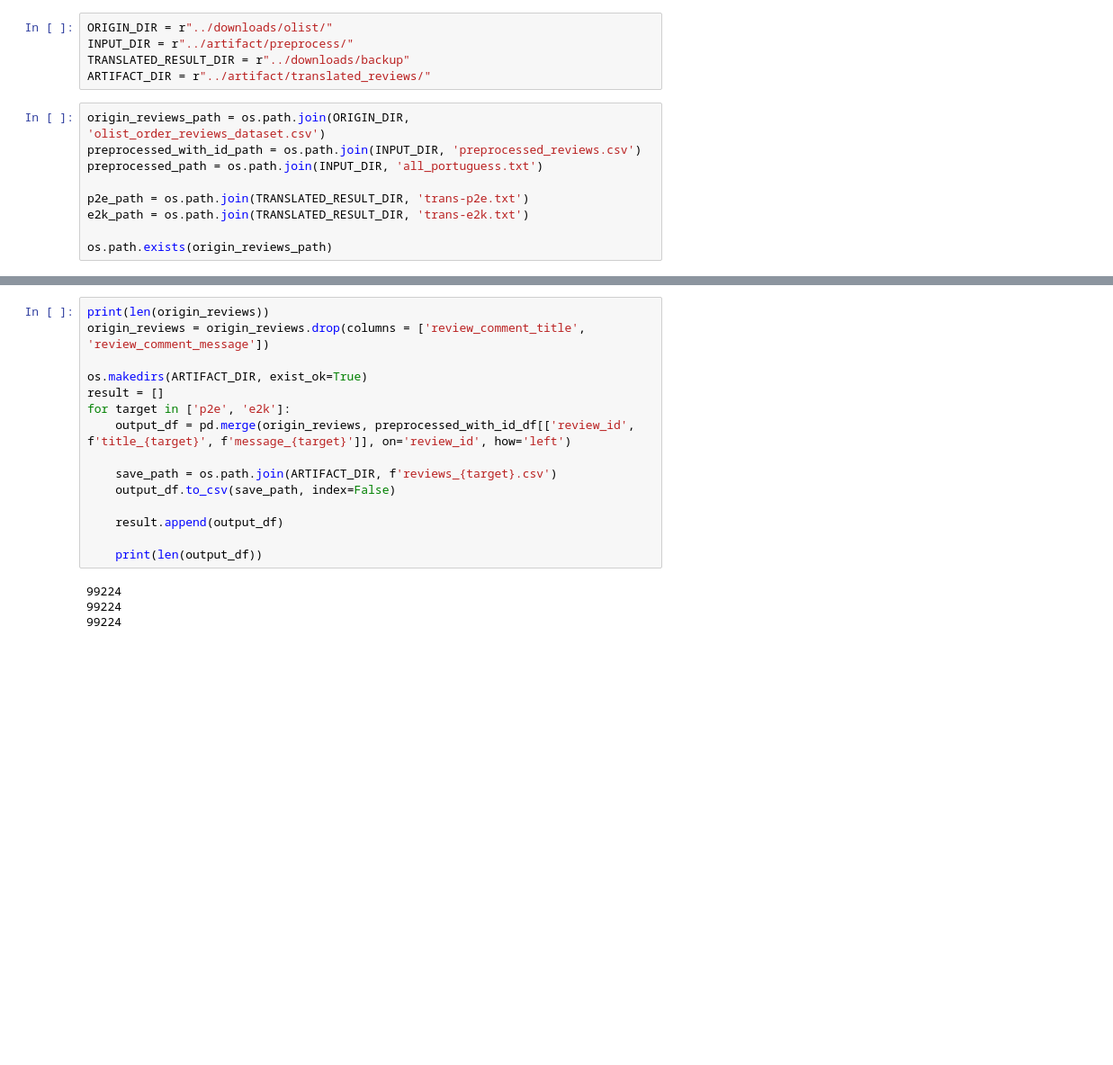
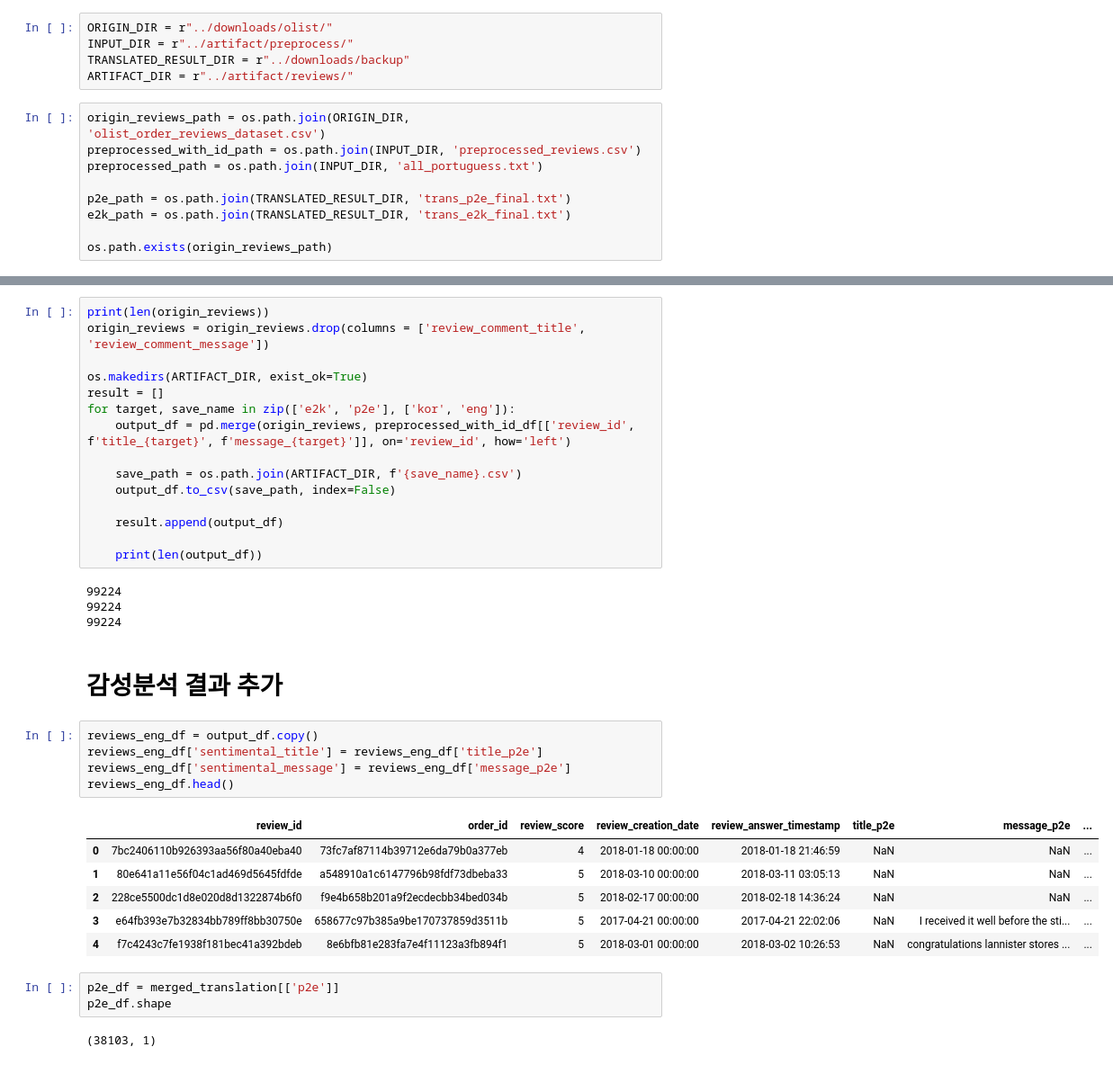
Before and after one commit to jmhwang-dev/e-commerce, a Jupyter notebook: inference/postprocess.ipynb, the cells around one changed output, grey strips where cells are left out. Shown at 90% size. Drawn from its saved outputs; the diff is of its cells as text; blank space fills up the shorter version.

Commit message:
add seti results to reviews by language

```diff
--- a/inference/postprocess.ipynb
+++ b/inference/postprocess.ipynb
@@ -9,14 +11,14 @@ pd.set_option('display.max_colwidth', None)
 ORIGIN_DIR = r"../downloads/olist/"
 INPUT_DIR = r"../artifact/preprocess/"
 TRANSLATED_RESULT_DIR = r"../downloads/backup"
-ARTIFACT_DIR = r"../artifact/translated_reviews/"
+ARTIFACT_DIR = r"../artifact/reviews/"
 # %%
 origin_reviews_path = os.path.join(ORIGIN_DIR, 'olist_order_reviews_dataset.csv')
 preprocessed_with_id_path = os.path.join(INPUT_DIR, 'preprocessed_reviews.csv')
 preprocessed_path = os.path.join(INPUT_DIR, 'all_portuguess.txt')
 
-p2e_path = os.path.join(TRANSLATED_RESULT_DIR, 'trans-p2e.txt')
-e2k_path = os.path.join(TRANSLATED_RESULT_DIR, 'trans-e2k.txt')
+p2e_path = os.path.join(TRANSLATED_RESULT_DIR, 'trans_p2e_final.txt')
+e2k_path = os.path.join(TRANSLATED_RESULT_DIR, 'trans_e2k_final.txt')
 
 os.path.exists(origin_reviews_path)
 # %% [output]
@@ -130,10 +132,10 @@ origin_reviews = origin_reviews.drop(columns = ['review_comment_title', 'review_
 
 os.makedirs(ARTIFACT_DIR, exist_ok=True)
 result = []
-for target in ['p2e', 'e2k']:
+for target, save_name in zip(['e2k', 'p2e'], ['kor', 'eng']):
     output_df = pd.merge(origin_reviews, preprocessed_with_id_df[['review_id', f'title_{target}', f'message_{target}']], on='review_id', how='left')
 
-    save_path = os.path.join(ARTIFACT_DIR, f'reviews_{target}.csv')
+    save_path = os.path.join(ARTIFACT_DIR, f'{save_name}.csv')
     output_df.to_csv(save_path, index=False)
 
     result.append(output_df)
@@ -143,3 +145,22 @@ for target in ['p2e', 'e2k']:
 99224
 99224
 99224
+# %% [markdown]
+# 감성분석 결과 추가
+# %%
+reviews_eng_df = output_df.copy()
+reviews_eng_df['sentimental_title'] = reviews_eng_df['title_p2e']
+reviews_eng_df['sentimental_message'] = reviews_eng_df['message_p2e']
+reviews_eng_df.head()
+# %% [output]
+|  | review_id | order_id | review_score | review_creation_date | review_answer_timestamp | title_p2e | message_p2e | ... |
+| 0 | 7bc2406110b926393aa56f80a40eba40 | 73fc7af87114b39712e6da79b0a377eb | 4 | 2018-01-18 00:00:00 | 2018-01-18 21:46:59 | NaN | NaN | ... |
+| 1 | 80e641a11e56f04c1ad469d5645fdfde | a548910a1c6147796b98fdf73dbeba33 | 5 | 2018-03-10 00:00:00 | 2018-03-11 03:05:13 | NaN | NaN | ... |
+| 2 | 228ce5500dc1d8e020d8d1322874b6f0 | f9e4b658b201a9f2ecdecbb34bed034b | 5 | 2018-02-17 00:00:00 | 2018-02-18 14:36:24 | NaN | NaN | ... |
+| 3 | e64fb393e7b32834bb789ff8bb30750e | 658677c97b385a9be170737859d3511b | 5 | 2017-04-21 00:00:00 | 2017-04-21 22:02:06 | NaN | I received it well before the sti... | ... |
+| 4 | f7c4243c7fe1938f181bec41a392bdeb | 8e6bfb81e283fa7e4f11123a3fb894f1 | 5 | 2018-03-01 00:00:00 | 2018-03-02 10:26:53 | NaN | congratulations lannister stores ... | ... |
+# %%
+p2e_df = merged_translation[['p2e']]
+p2e_df.shape
+# %% [output]
+(38103, 1)
```
Also changed, not shown: parts of 19 cells of this notebook.
